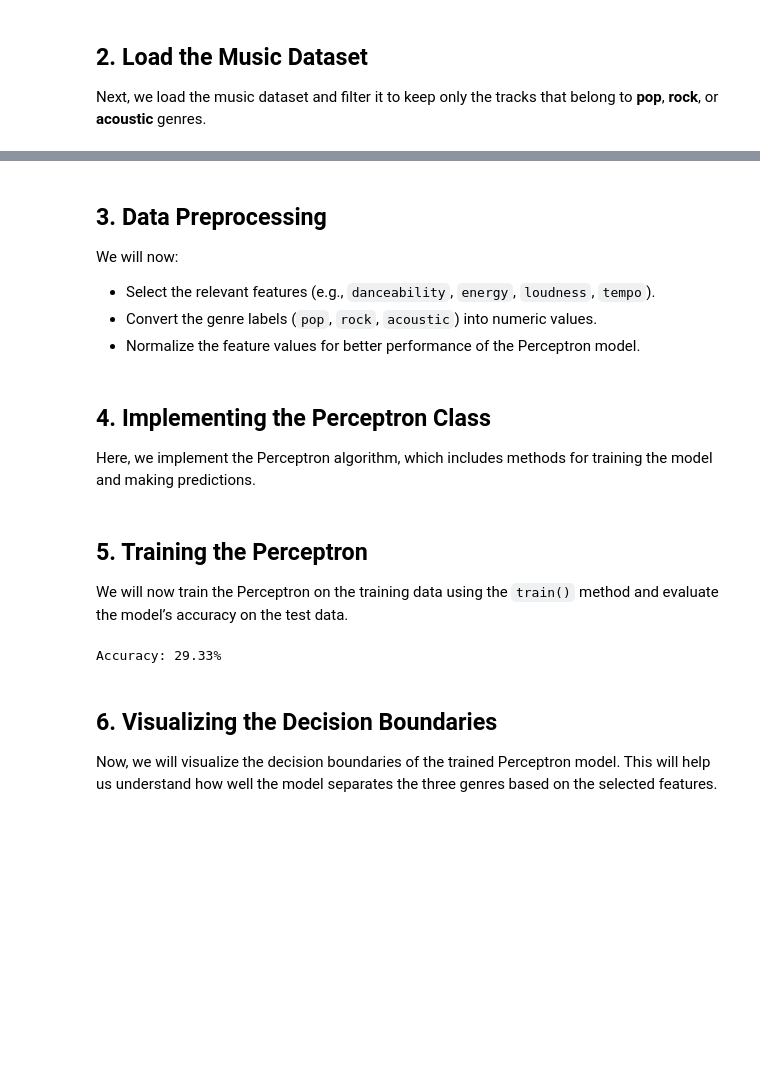
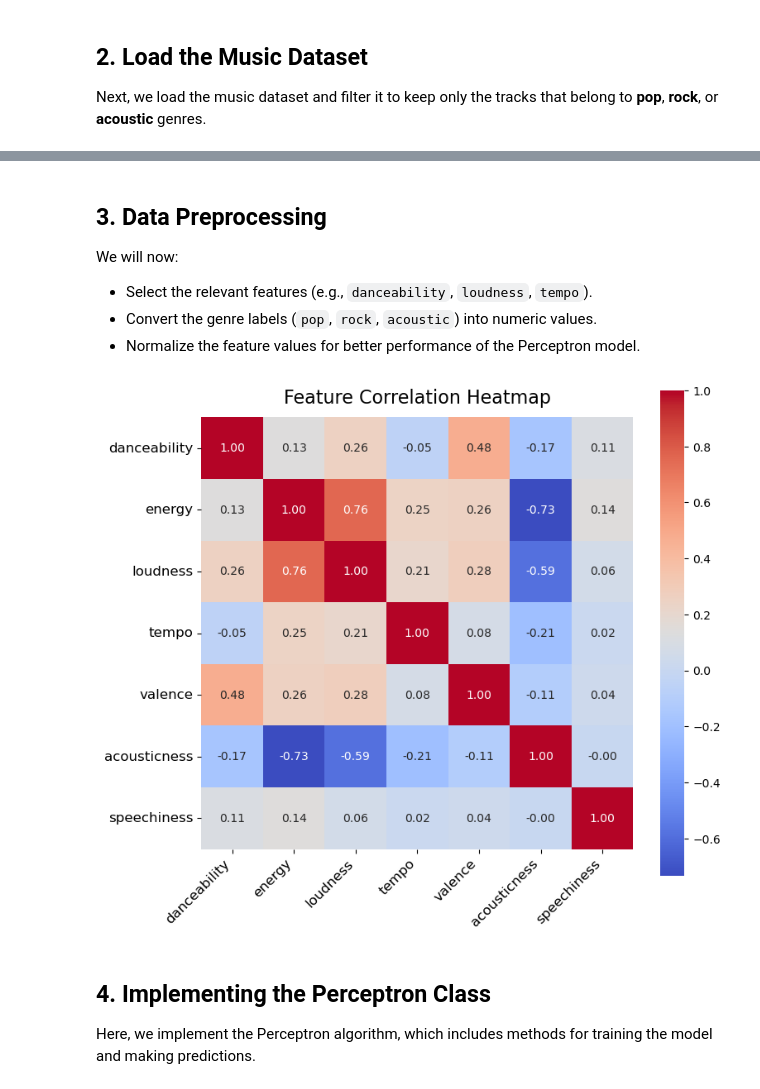
Before and after one commit to radhanikapoor/CMOR-438-S25, a Jupyter notebook: Supervised_Learning_Algorithms/perceptron.ipynb, the cells around one changed output, grey strips where cells are left out. Drawn from its saved outputs; the diff is of its cells as text; code cells hidden in the pictures; blank space fills up the shorter version.

Commit message:
fixed perceptron

```diff
--- a/Supervised_Learning_Algorithms/perceptron.ipynb
+++ b/Supervised_Learning_Algorithms/perceptron.ipynb
@@ -39,0 +27,17 @@ music_df.head()
+# %%
+# Load the dataset
+# 1) Load & clean
+df = pd.read_csv('spotify_dataset.csv')
+
+# Keep only rows with all seven core features + genre
+features = [
+    'danceability','energy','loudness',
+    'tempo','valence','acousticness','speechiness'
+]
+df = df.dropna(subset=features + ['track_genre'])
+
+counts = df['track_genre'].value_counts()
+print(counts)
+
+# Check the first few rows of the filtered dataset
+df.head()
@@ -41,6 +65,6 @@ music_df.head()
 ## 3. Data Preprocessing
 
 We will now:
-- Select the relevant features (e.g., `danceability`, `energy`, `loudness`, `tempo`).
+- Select the relevant features (e.g., `danceability`, `loudness`, `tempo`).
 - Convert the genre labels (`pop`, `rock`, `acoustic`) into numeric values.
 - Normalize the feature values for better performance of the Perceptron model.
@@ -60,3 +71,23 @@ X_train, X_test, y_train, y_test = train_test_split(X_scaled, y, test_size=0.2,
+# %%
+
+# 2) Heatmap
+corr_matrix = df[features].corr()
+plt.figure(figsize=(8,8))
+sns.heatmap(
+    corr_matrix,
+    annot=True,
+    fmt='.2f',
+    cmap='coolwarm',
+    square=True,
+    cbar_kws={'shrink':0.8}
+)
+plt.title("Feature Correlation Heatmap", pad=12, fontsize=16)
+plt.xticks(rotation=45, ha='right', fontsize=12)
+plt.yticks(rotation=0, fontsize=12)
+plt.tight_layout()
+plt.show()
+# %% [output]
+[figure, added]
 # %% [markdown]
 ## 4. Implementing the Perceptron Class
 
@@ -94,24 +123 @@ class Perceptron:
         return np.where(self.net_input(X) >= 0.0, 1, -1)
-# %% [markdown]
-## 5. Training the Perceptron
-
-We will now train the Perceptron on the training data using the `train()` method and evaluate the model’s accuracy on the test data.
-# %%
-# Instantiate the Perceptron model
-percep = Perceptron(eta=0.1, epochs=1000)
-
-# Train the model with the training data
-percep.train(X_train, y_train)
-
-# Make predictions on the test data
-y_pred = percep.predict(X_test)
-
-# Evaluate the accuracy of the model
-accuracy = np.mean(y_pred == y_test)
-print(f'Accuracy: {accuracy * 100:.2f}%')
-# %% [output]
-Accuracy: 29.33%
-# %% [markdown]
-## 6. Visualizing the Decision Boundaries
-
-Now, we will visualize the decision boundaries of the trained Perceptron model. This will help us understand how well the model separates the three genres based on the selected features.
```
Also changed, not shown: parts of 10 cells of this notebook.
